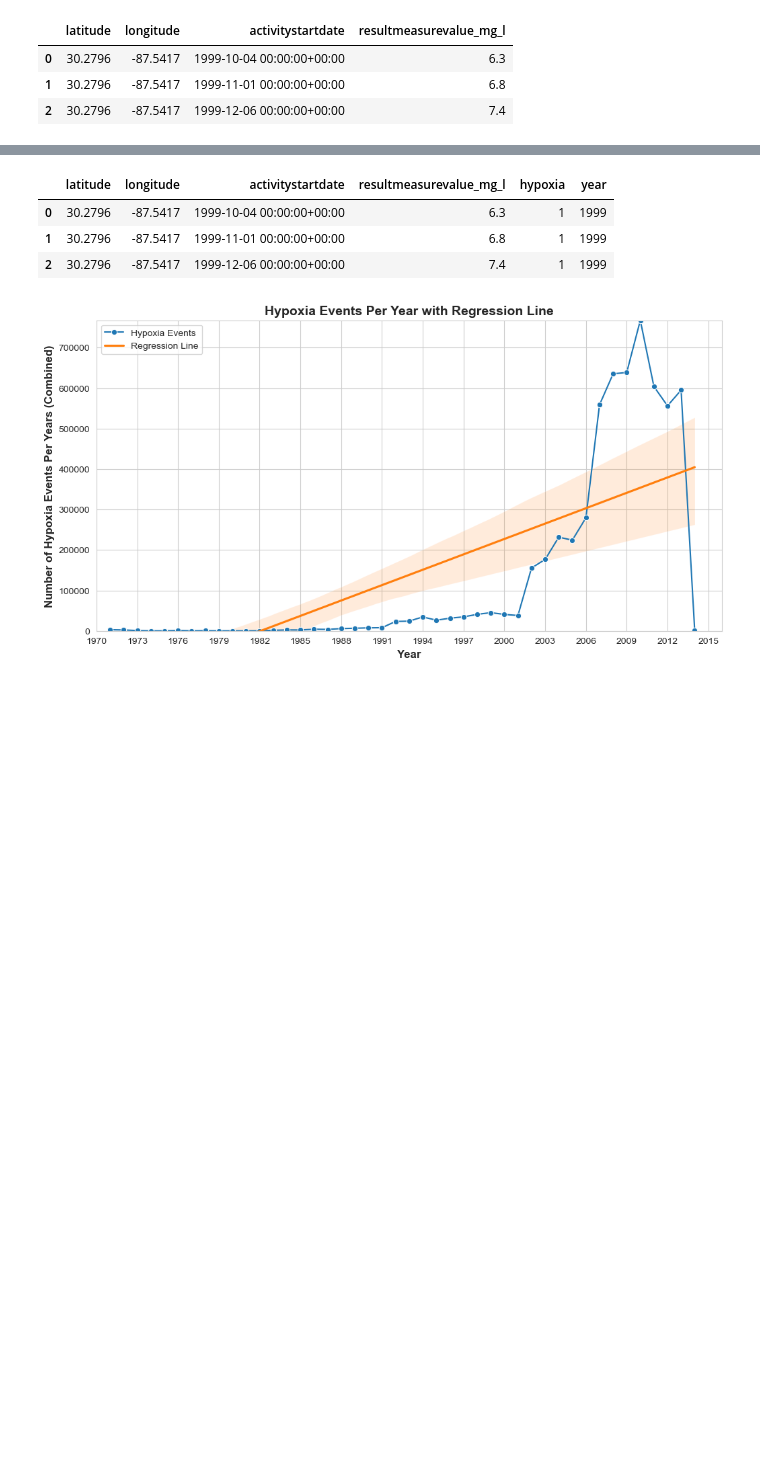
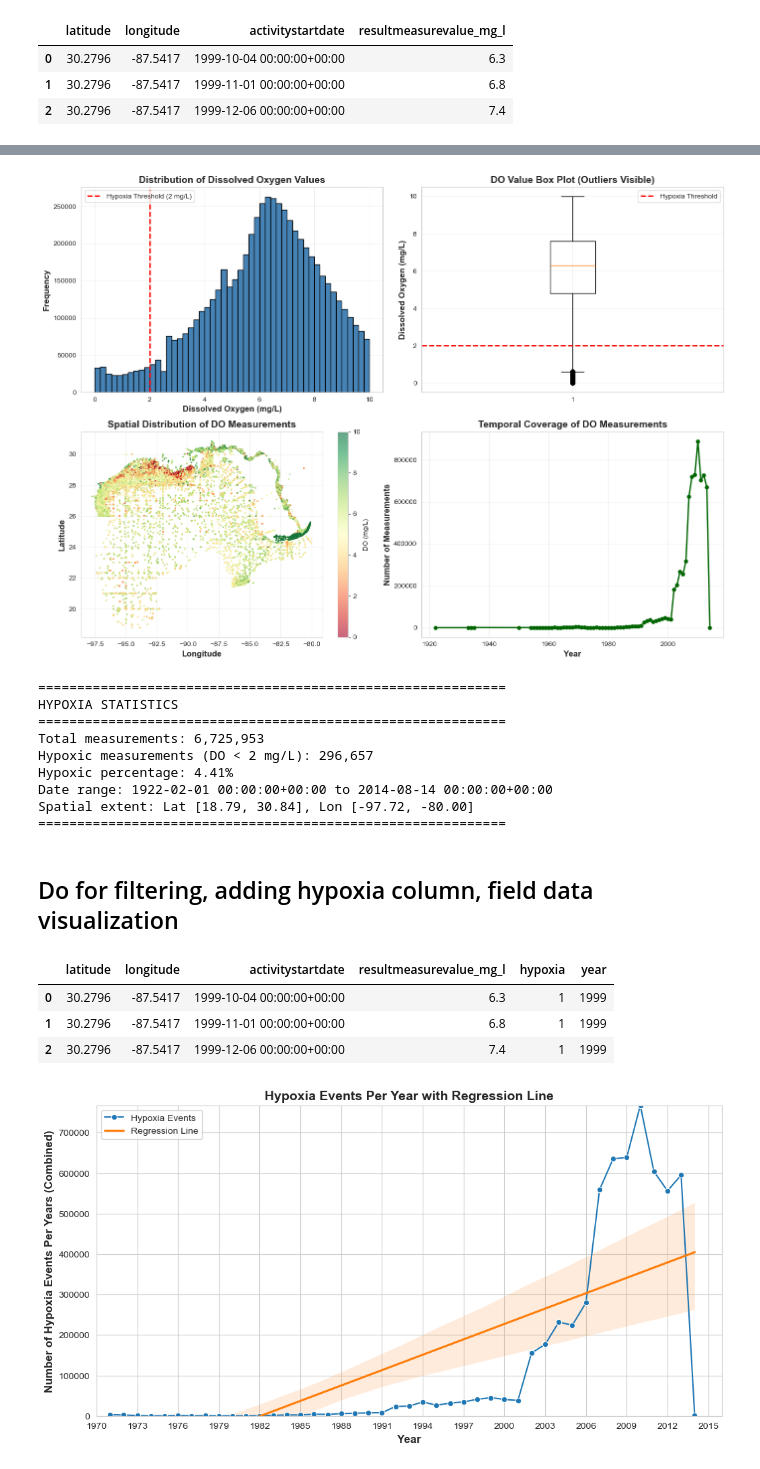
Before and after one commit to hafez-ahmad/Predicting-Hypoxia-and-Intensity-from-Field-and-Remote-Sensing-Data, a Jupyter notebook: Hypoxia Prediction.ipynb, the cells around one changed output, grey strips where cells are left out. Drawn from its saved outputs; the diff is of its cells as text; code cells hidden in the pictures; blank space fills up the shorter version.

```diff
--- a/Hypoxia Prediction.ipynb
+++ b/Hypoxia Prediction.ipynb
@@ -116 +449,72 @@ df2=df2[~df2['resultmeasurevalue_mg_l'].isin([-99,-9999,-999,-9.999,-999.999])]
+# %%
+
+# Distribution of dissolved oxygen values
+fig, axes = plt.subplots(2, 2, figsize=(14, 10))
+
+# Histogram of DO values
+axes[0, 0].hist(df2['resultmeasurevalue_mg_l'].dropna(), bins=50, color='steelblue', edgecolor='black')
+axes[0, 0].axvline(2, color='red', linestyle='--', linewidth=2, label='Hypoxia Threshold (2 mg/L)')
+axes[0, 0].set_xlabel('Dissolved Oxygen (mg/L)', fontsize=12, fontweight='bold')
+axes[0, 0].set_ylabel('Frequency', fontsize=12, fontweight='bold')
+axes[0, 0].set_title('Distribution of Dissolved Oxygen Values', fontsize=14, fontweight='bold')
+axes[0, 0].legend()
+axes[0, 0].grid(alpha=0.3)
+
+# Box plot
+axes[0, 1].boxplot(df2['resultmeasurevalue_mg_l'].dropna(), vert=True)
+axes[0, 1].axhline(2, color='red', linestyle='--', linewidth=2, label='Hypoxia Threshold')
+axes[0, 1].set_ylabel('Dissolved Oxygen (mg/L)', fontsize=12, fontweight='bold')
+axes[0, 1].set_title('DO Value Box Plot (Outliers Visible)', fontsize=14, fontweight='bold')
+axes[0, 1].legend()
+axes[0, 1].grid(alpha=0.3)
+
+# Spatial distribution scatter
+scatter = axes[1, 0].scatter(df['longitude'], df['latitude'],
+                             c=df['resultmeasurevalue_mg_l'],
+                             cmap='RdYlGn', s=1, alpha=0.6, vmin=0, vmax=10)
+axes[1, 0].set_xlabel('Longitude', fontsize=12, fontweight='bold')
+axes[1, 0].set_ylabel('Latitude', fontsize=12, fontweight='bold')
+axes[1, 0].set_title('Spatial Distribution of DO Measurements', fontsize=14, fontweight='bold')
+plt.colorbar(scatter, ax=axes[1, 0], label='DO (mg/L)')
+axes[1, 0].grid(alpha=0.3)
+
+# Temporal distribution
+df['year'] = df['activitystartdate'].dt.year
+year_counts = df['year'].value_counts().sort_index()
+axes[1, 1].plot(year_counts.index, year_counts.values, marker='o', linewidth=2, markersize=5, color='darkgreen')
+axes[1, 1].set_xlabel('Year', fontsize=12, fontweight='bold')
+axes[1, 1].set_ylabel('Number of Measurements', fontsize=12, fontweight='bold')
+axes[1, 1].set_title('Temporal Coverage of DO Measurements', fontsize=14, fontweight='bold')
+axes[1, 1].grid(alpha=0.3)
+
+plt.tight_layout()
+plt.show()
+
+# Hypoxia statistics
+hypoxic_count = (df['resultmeasurevalue_mg_l'] < 2).sum()
+total_count = df['resultmeasurevalue_mg_l'].notna().sum()
+hypoxic_pct = (hypoxic_count / total_count * 100) if total_count > 0 else 0
+
+print("\n" + "=" * 60)
+print("HYPOXIA STATISTICS")
+print("=" * 60)
+print(f"Total measurements: {total_count:,}")
+print(f"Hypoxic measurements (DO < 2 mg/L): {hypoxic_count:,}")
+print(f"Hypoxic percentage: {hypoxic_pct:.2f}%")
+print(f"Date range: {df['activitystartdate'].min()} to {df['activitystartdate'].max()}")
+print(f"Spatial extent: Lat [{df['latitude'].min():.2f}, {df['latitude'].max():.2f}], Lon [{df['longitude'].min():.2f}, {df['longitude'].max():.2f}]")
+print("=" * 60)
+# %% [output]
+[figure, added]
+============================================================
+HYPOXIA STATISTICS
+============================================================
+Total measurements: 6,725,953
+Hypoxic measurements (DO < 2 mg/L): 296,657
+Hypoxic percentage: 4.41%
+Date range: 1922-02-01 00:00:00+00:00 to 2014-08-14 00:00:00+00:00
+Spatial extent: Lat [18.79, 30.84], Lon [-97.72, -80.00]
+============================================================
+# %% [markdown]
+## Do for filtering, adding hypoxia column, field data visualization
 # %%
```
Also changed, not shown: parts of 45 cells of this notebook, 1 other file.
